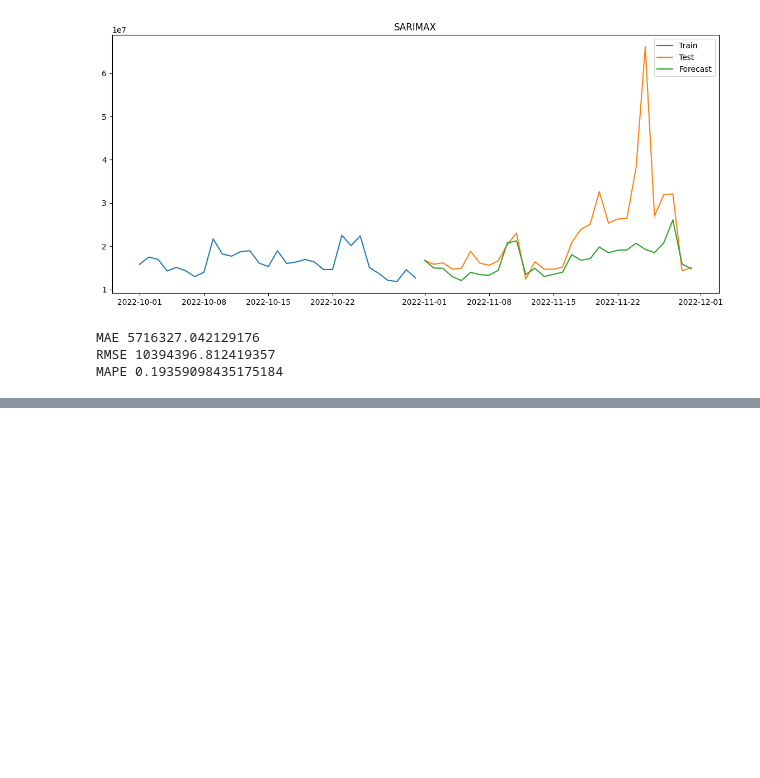
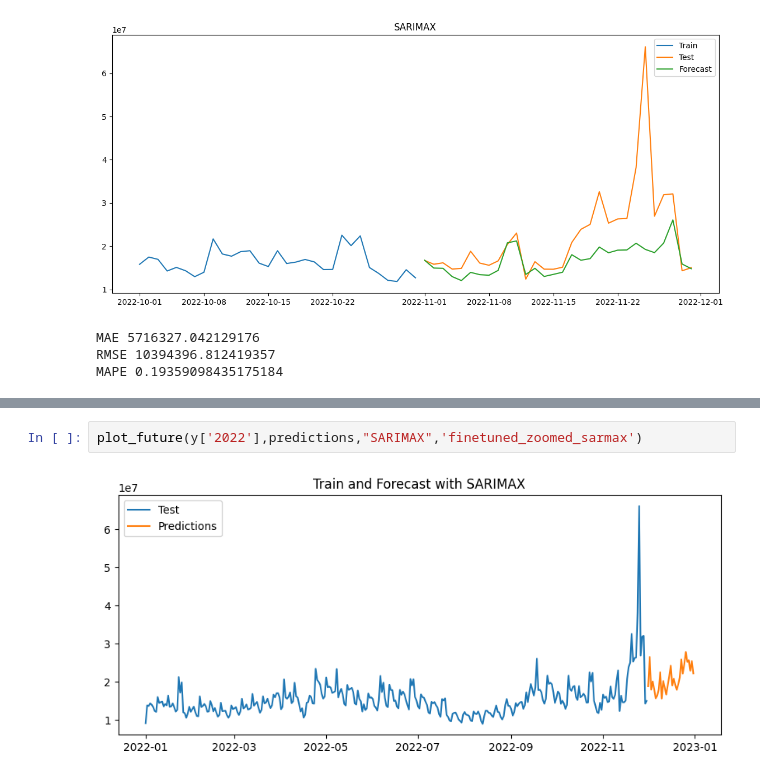
Before and after one commit to anandreddy05/Daily_Revenue_Forecasting, a Jupyter notebook: notebooks/models.ipynb, the cells around one changed output, grey strips where cells are left out. Saved outputs shown, nothing was run; the diff lists cells and outputs as text; blank space fills up the shorter version.

```diff
--- a/notebooks/models.ipynb
+++ b/notebooks/models.ipynb
@@ -286,0 +552,4 @@ MAPE 0.19359098435175184
+# %%
+plot_future(y['2022'],predictions,"SARIMAX",'finetuned_zoomed_sarmax')
+# %% [output]
+[figure, added]
```
Also changed, not shown: parts of 36 cells of this notebook.
